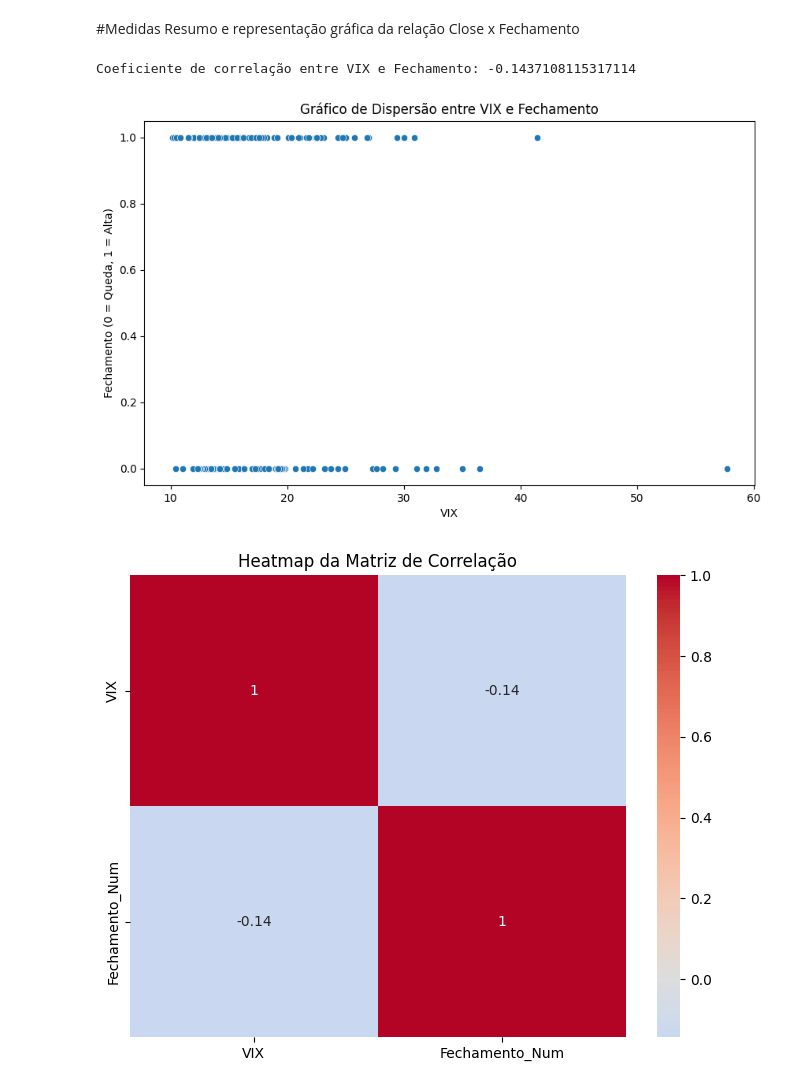
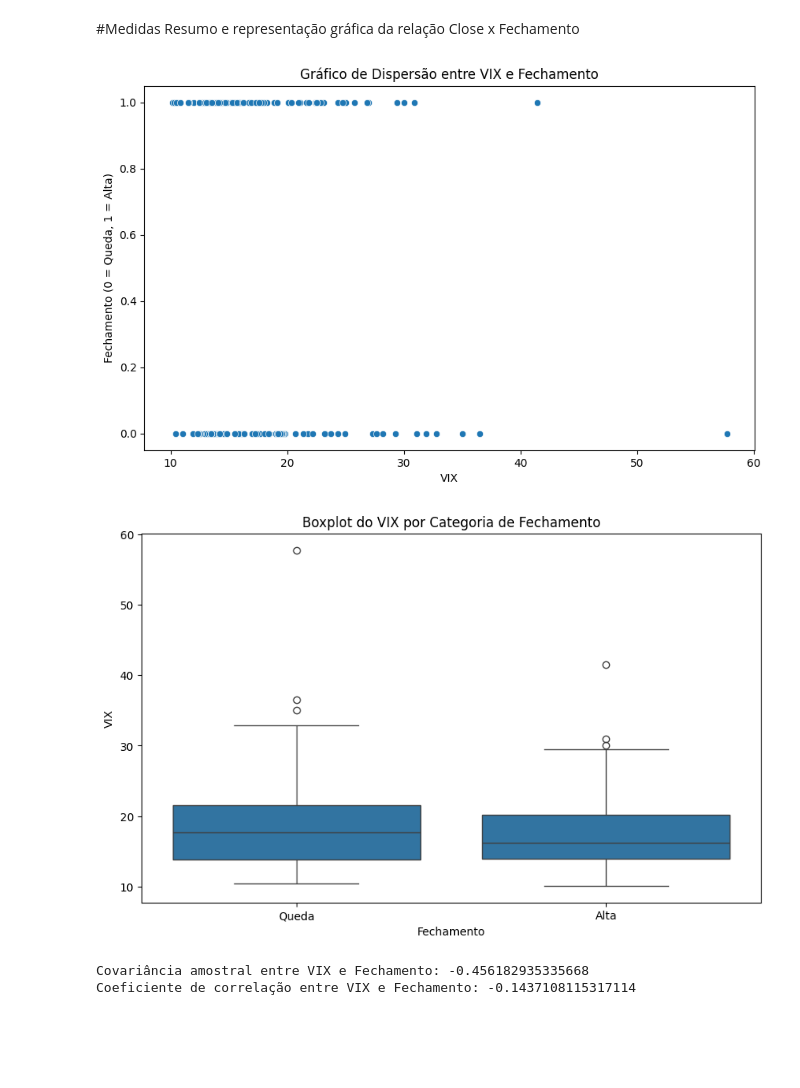
Before and after one commit to HerbGlrt/BTC-Statistic-Analysis, a Jupyter notebook: Estatistica.ipynb, the cells around one changed output. Saved outputs shown, nothing was run; the diff lists cells and outputs as text; code cells hidden in the pictures; blank space fills up the shorter version.

```diff
--- a/Estatistica.ipynb
+++ b/Estatistica.ipynb
@@ -292,29 +292,32 @@ plt.show()
 # %%
 # Converter a variável qualitativa 'Fechamento' em uma variável numérica
 df['Fechamento_Num'] = df['Fechamento'].apply(lambda x: 1 if x == 'Alta' else 0)
 
+# Gráfico de dispersão
+plt.figure(figsize=(10, 6))
+sns.scatterplot(x='VIX', y='Fechamento_Num', data=df)
+plt.title('Gráfico de Dispersão entre VIX e Fechamento')
+plt.xlabel('VIX')
+plt.ylabel('Fechamento (0 = Queda, 1 = Alta)')
+plt.show()
+
+# Boxplot para VIX em relação ao Fechamento
+plt.figure(figsize=(10, 6))
+sns.boxplot(x='Fechamento', y='VIX', data=df)
+plt.title('Boxplot do VIX por Categoria de Fechamento')
+plt.xlabel('Fechamento')
+plt.ylabel('VIX')
+plt.show()
+
+# Calcular a covariância amostral entre 'VIX' e 'Fechamento_Num'
+covariance = df[['VIX', 'Fechamento_Num']].cov().iloc[0, 1]
+print(f'Covariância amostral entre VIX e Fechamento: {covariance}')
+
 # Calcular o coeficiente de correlação de Pearson entre 'VIX' e 'Fechamento_Num'
 correlation = df['VIX'].corr(df['Fechamento_Num'])
 print(f'Coeficiente de correlação entre VIX e Fechamento: {correlation}')
 # %% [output]
+[figure, added]
+[figure, added]
+Covariância amostral entre VIX e Fechamento: -0.456182935335668
 Coeficiente de correlação entre VIX e Fechamento: -0.1437108115317114
-# %%
-# Gráfico de dispersão
-plt.figure(figsize=(10, 6))
-sns.scatterplot(x='VIX', y='Fechamento_Num', data=df)
-plt.title('Gráfico de Dispersão entre VIX e Fechamento')
-plt.xlabel('VIX')
-plt.ylabel('Fechamento (0 = Queda, 1 = Alta)')
-plt.show()
-
-# Matriz de correlação
-correlation_matrix = df[['VIX', 'Fechamento_Num']].corr()
-
-# Heatmap da matriz de correlação
-plt.figure(figsize=(8, 6))
-sns.heatmap(correlation_matrix, annot=True, cmap='coolwarm', center=0)
-plt.title('Heatmap da Matriz de Correlação')
-plt.show()
-# %% [output]
-[figure, removed]
-[figure, removed]
```
